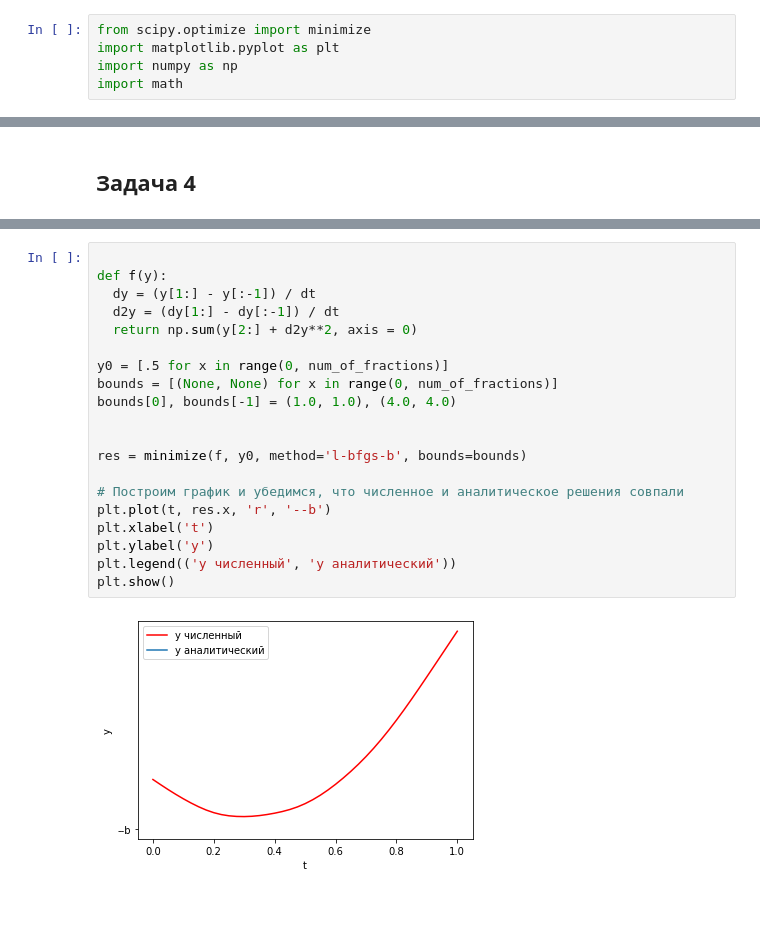
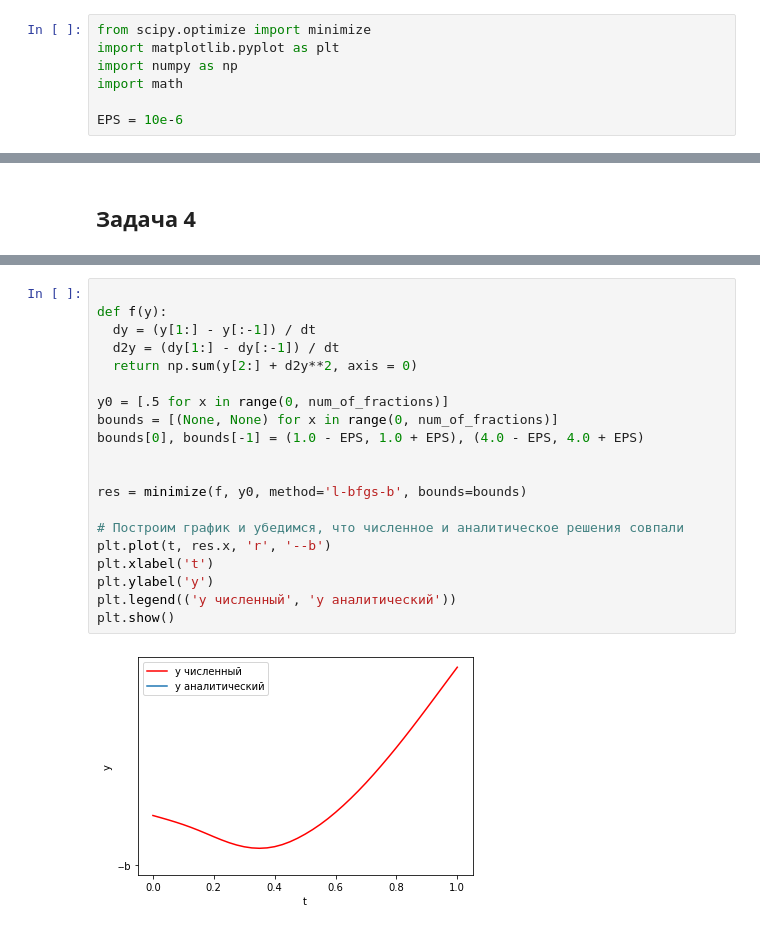
Before and after one commit to sbvasilyev/doef_old, a Jupyter notebook: var_calc/sem_1.ipynb, the cells around one changed output, grey strips where cells are left out. Saved outputs shown, nothing was run; the diff lists cells and outputs as text.

```diff
--- a/var_calc/sem_1.ipynb
+++ b/var_calc/sem_1.ipynb
@@ -238,6 +254,8 @@ from scipy.optimize import minimize
 import matplotlib.pyplot as plt
 import numpy as np
 import math
+
+EPS = 10e-6
 # %% [markdown]
 ## Задача 1
 # %%
@@ -365,22 +381,22 @@ NameError: ignored
 # %%
 
 def f(y):
   dy = (y[1:] - y[:-1]) / dt
   d2y = (dy[1:] - dy[:-1]) / dt
   return np.sum(y[2:] + d2y**2, axis = 0)
 
 y0 = [.5 for x in range(0, num_of_fractions)]
 bounds = [(None, None) for x in range(0, num_of_fractions)]
-bounds[0], bounds[-1] = (1.0, 1.0), (4.0, 4.0)
+bounds[0], bounds[-1] = (1.0 - EPS, 1.0 + EPS), (4.0 - EPS, 4.0 + EPS)
 
 
 res = minimize(f, y0, method='l-bfgs-b', bounds=bounds)
 
 # Построим график и убедимся, что численное и аналитическое решения совпали
 plt.plot(t, res.x, 'r', '--b')
 plt.xlabel('t')
 plt.ylabel('y')
 plt.legend(('y численный', 'y аналитический'))
 plt.show()
 # %% [output]
-[figure, old version]
+[figure, new version]
```
Also changed, not shown: parts of 10 cells of this notebook.
